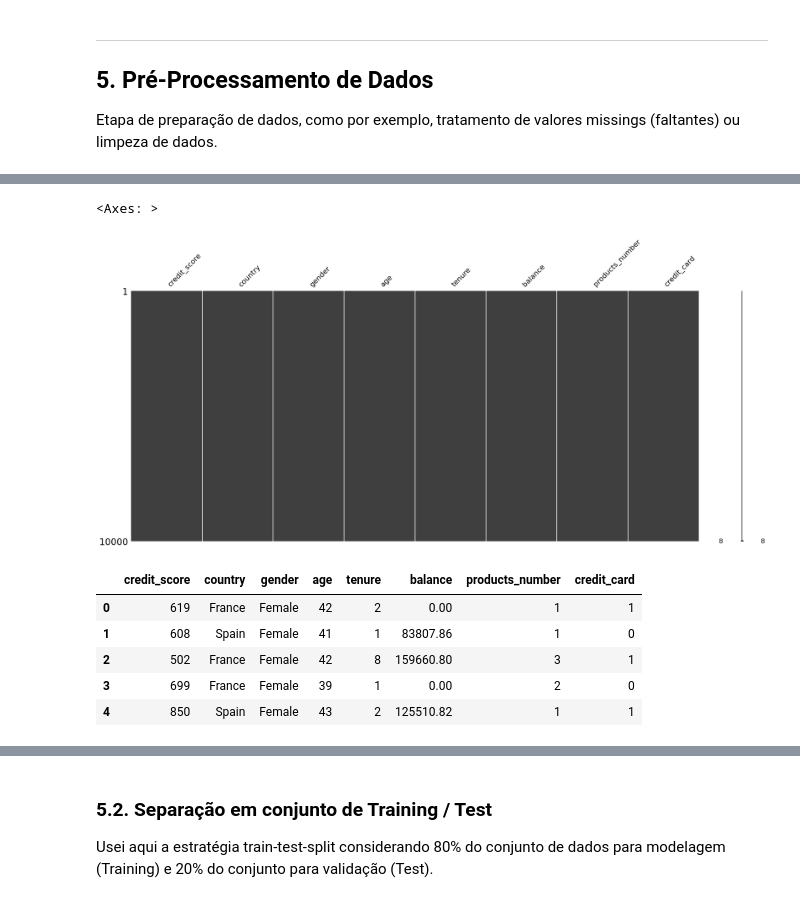
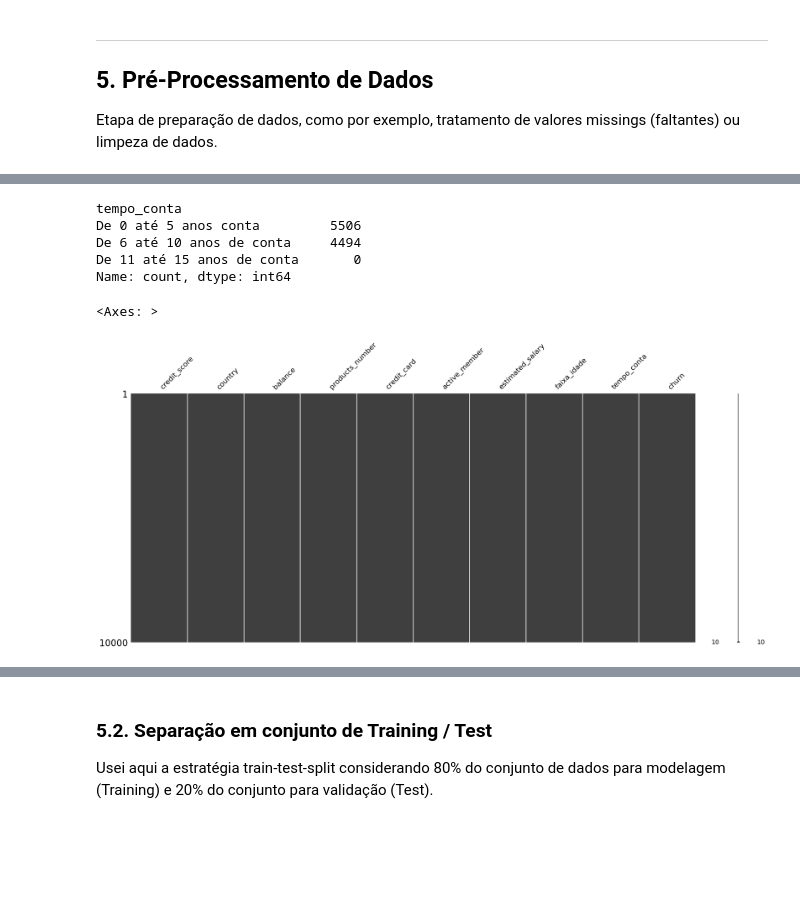
Before and after one commit to zulatopaula/MVP_CD_BankChurn, a Jupyter notebook: PZ_MVP_CD_BankChurn_ML.ipynb, the cells around one changed output, grey strips where cells are left out. Drawn from its saved outputs; the diff is of its cells as text; code cells hidden in the pictures; blank space fills up the shorter version.

```diff
--- a/PZ_MVP_CD_BankChurn_ML.ipynb
+++ b/PZ_MVP_CD_BankChurn_ML.ipynb
@@ -359,0 +363,6 @@ Observamos na etapa de Análise de Dados que o dataset Bank Churn não tem missi
+# %%
+# Criando uma faixa de idade (age)
+bins = [-100, 25, 35, 50, 60, 70, 80, 90, 100]
+labels = ['De 0 até 25 anos', 'De 26 até 35 anos','De 35 até 50 anos','De 51 até 50 anos', 'De 60 até 70 anos','De 70 até 80 anos','De 80 até 90 anos','De 90 até 100 anos']
+dataset['faixa_idade'] = pd.cut(dataset['age'], bins=bins, labels=labels)
+pd.value_counts(dataset.faixa_idade)
@@ -360,27 +380,29 @@ Observamos na etapa de Análise de Dados que o dataset Bank Churn não tem missi
+# %%
+# Criando uma faixa de tempo de existência da conta em anos (tenure)
+bins = [-100, 5, 10, 15]
+labels = ['De 0 até 5 anos conta', 'De 6 até 10 anos de conta','De 11 até 15 anos de conta']
+dataset['tempo_conta'] = pd.cut(dataset['tenure'], bins=bins, labels=labels)
+pd.value_counts(dataset.tempo_conta)
+# %% [output]
+tempo_conta
+De 0 até 5 anos conta         5506
+De 6 até 10 anos de conta     4494
+De 11 até 15 anos de conta       0
+Name: count, dtype: int64
 # %%
 # Fazendo uma cópia do dataset para futura separação em conjuntos de Training / Test)
 
 # recuperando os nomes das colunas
 col = list(dataset.columns)
 
-# o novo dataset irá conter todas as colunas, com exceção da primeira ('customer_id')
-atributos = dataset[col[1:9]]
+# o novo dataset irá conter todas as colunas, com de 'customer_id', 'age' e 'tenure')
+columns = ['credit_score', 'country', 'balance', 'products_number', 'credit_card', 'active_member',
+           'estimated_salary', 'faixa_idade', 'tempo_conta', 'churn']
+
+novodataset = pd.DataFrame(dataset, columns=columns)
 
 # exibindo visualização matricial da nulidade do dataset
-ms.matrix(atributos)
+ms.matrix(novodataset)
 # %% [output]
 <Axes: >
-[figure, old version]
+[figure, new version]
-# %%
-# Guardando o novo dataset para testes futuros
-novodataset = atributos
-
-# exibindo as primeiras linhas do novo dataset
-novodataset.head()
-# %% [output]
-|  | credit_score | country | gender | age | tenure | balance | products_number | credit_card |
-| 0 | 619 | France | Female | 42 | 2 | 0.00 | 1 | 1 |
-| 1 | 608 | Spain | Female | 41 | 1 | 83807.86 | 1 | 0 |
-| 2 | 502 | France | Female | 42 | 8 | 159660.80 | 3 | 1 |
-| 3 | 699 | France | Female | 39 | 1 | 0.00 | 2 | 0 |
-| 4 | 850 | Spain | Female | 43 | 2 | 125510.82 | 1 | 1 |
```
Also changed, not shown: parts of 10 cells of this notebook.
